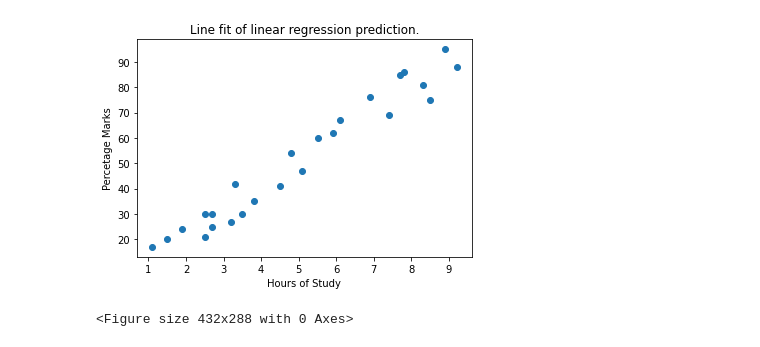
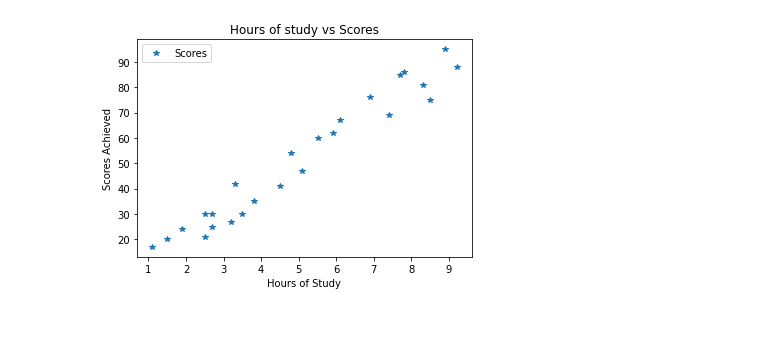
Before and after one commit to shash13/Score-Predictor, a Jupyter notebook: Score_Predictor.ipynb, the cells around one changed output. Drawn from its saved outputs; the diff is of its cells as text; code cells hidden in the pictures.

Commit message:
Update Score_Predictor.ipynb
Updated model with visualization.

```diff
--- a/Score_Predictor.ipynb
+++ b/Score_Predictor.ipynb
@@ -34,0 +10,4 @@ print(LR.intercept_, LR.coef_)
+# %%
+dataset = pd.read_csv("dataset1.csv")
+dataset.shape
+dataset.describe()
@@ -35,10 +24,8 @@ print(LR.intercept_, LR.coef_)
 # %%
-plt.scatter(X,Y)
-plt.plot(X, Y_pred, linestyle = 'solid', color='red')
-plt.title("Line fit of linear regression prediction.")
+dataset.plot(x="Hours",y="Scores",style="*")
+plt.title("Hours of study vs Scores")
 plt.xlabel("Hours of Study")
-plt.ylabel("Percetage Marks")
+plt.ylabel("Scores Achieved")
 plt.show()
 # %% [output]
-[figure, old version]
+[figure, new version]
-<Figure size 432x288 with 0 Axes>
```
Also changed, not shown: parts of 13 cells of this notebook.
